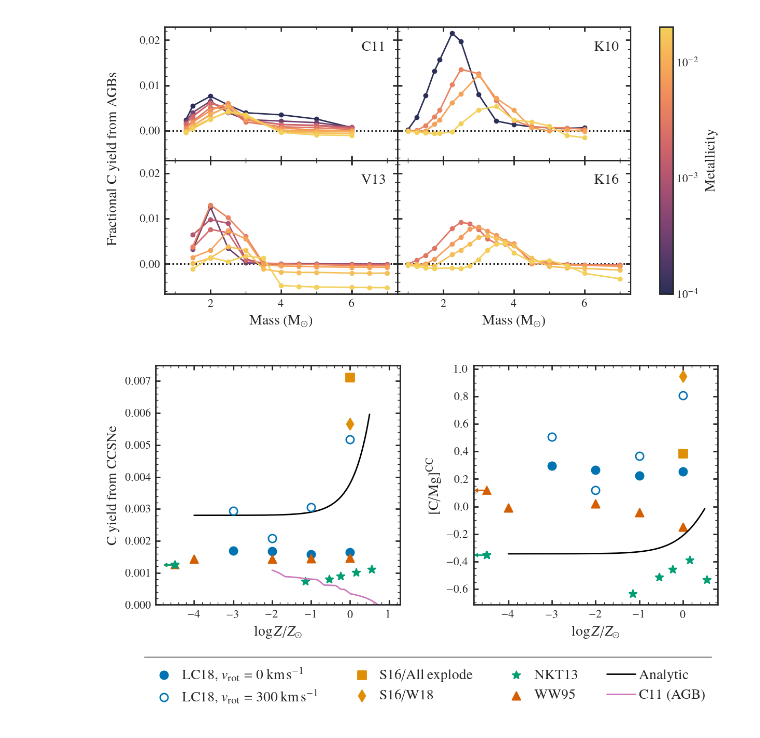
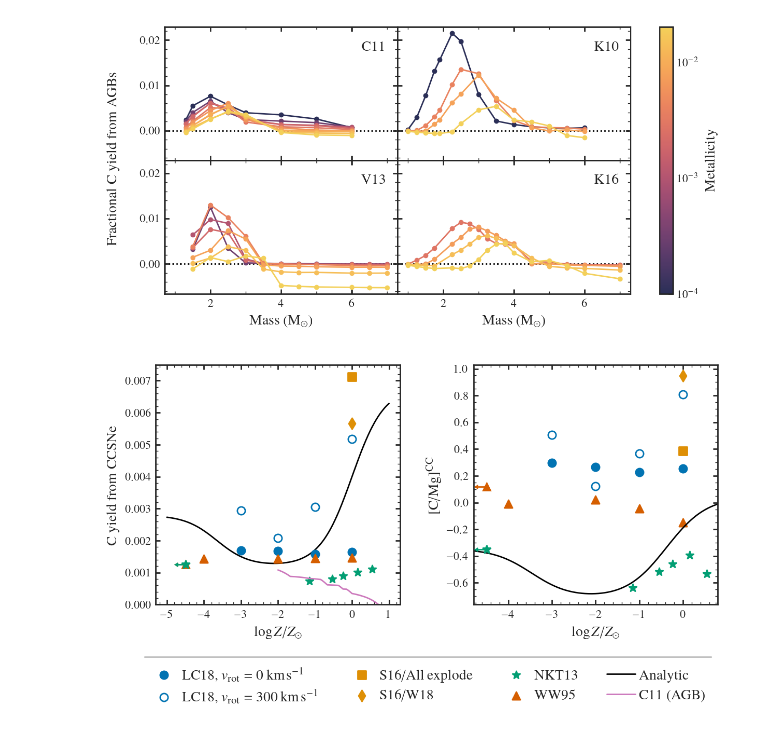
Before and after one commit to aeyobd/surp, a Jupyter notebook: carbon_paper/subgiants_and_yields.ipynb, the cells around one changed output. Drawn from its saved outputs; the diff is of its cells as text; code cells hidden in the pictures.

```diff
--- a/carbon_paper/subgiants_and_yields.ipynb
+++ b/carbon_paper/subgiants_and_yields.ipynb
@@ -16,8 +17,6 @@ from surp.analysis import plotting_utils as pluto
 from surp._globals import AGB_MODELS
 import arya
 import scipy
-# %%
-plt.rcParams["savefig.directory"] = "./figures/"
 # %%
 def cooh_data(ax=None, **params):
 
@@ -260,11 +259,7 @@ labels = [r"LC18, $v_{\rm rot}=0\;{\rm km\,s^{-1}}$",
 
 
 def plot_analy():
-    m_h = np.linspace(-0.6, 0.5, 1000)
-    Z = 0.014*10**m_h
-    plt.plot(m_h, y_c_cc(Z), color="k")
-
-    m_h = np.linspace(-4, -0.6, 1000)
+    m_h = np.linspace(-5, 1, 1000)
     Z = 0.014*10**m_h
     plt.plot(m_h, y_c_cc(Z), color="k", ls="-", zorder=-2, label="Analytic")
 
@@ -332,7 +327,7 @@ def plot_y_cc(ele='c', ele2=None):
                      marker=marker, s=sizes[i])
 # %%
 def y_c_cc(Z):
-    return 0.0028 + 0.001*Z/0.014
+    return surp.yields.LinCC(0.7, 0.004)(Z)
 # %%
 fig, axs = plt.subplots(1, 2, figsize=(7, 3), gridspec_kw={"wspace": 0.3})
 
@@ -360,33 +355,33 @@ plt.sca(axs[1])
 plot_y_cc(ele2="mg")
 
 
-m_h = np.linspace(-4, 0.5, 1000)
+m_h = np.linspace(-5, 1, 1000)
 Z = 0.014*10**m_h
 y = np.log10(y_c_cc(Z)/0.015) - np.log10(vice.solar_z("c")/vice.solar_z("o"))
 plt.plot(m_h, y, color="k")
 
 
 # final style things
 lab = plt.xlabel(r"$\log Z/Z_{\odot}$")
 plt.ylabel(r"[C/Mg]$^\text{CC}$")
 plt.xlim(-4.8, 0.8)
 
 
 
 
 leg = fig.legend(lines, labels, loc='upper center', bbox_to_anchor=(0.5, -0.05), ncols=4)
 box1 = leg.get_tightbbox()
 box2 = lab.get_tightbbox()
 
 
 t1 = box1.transformed(fig.transFigure.inverted())
 t2 = box2.transformed(fig.transFigure.inverted())
 ym = (t2.y0 + t1.y1)/2
 
 
 # plt.legend(handles =l, bbox_to_anchor=(0,-0.2), loc="upper left")
 fig.add_artist(mpl.lines.Line2D([t1.x0, t1.x1], [ym, ym], color="k", lw=0.5))
 
 plt.savefig("cc_yields.pdf")
 # %% [output]
-[figure, old version]
+[figure, new version]
```
Also changed, not shown: parts of 1 cell of this notebook, 7 other files.
